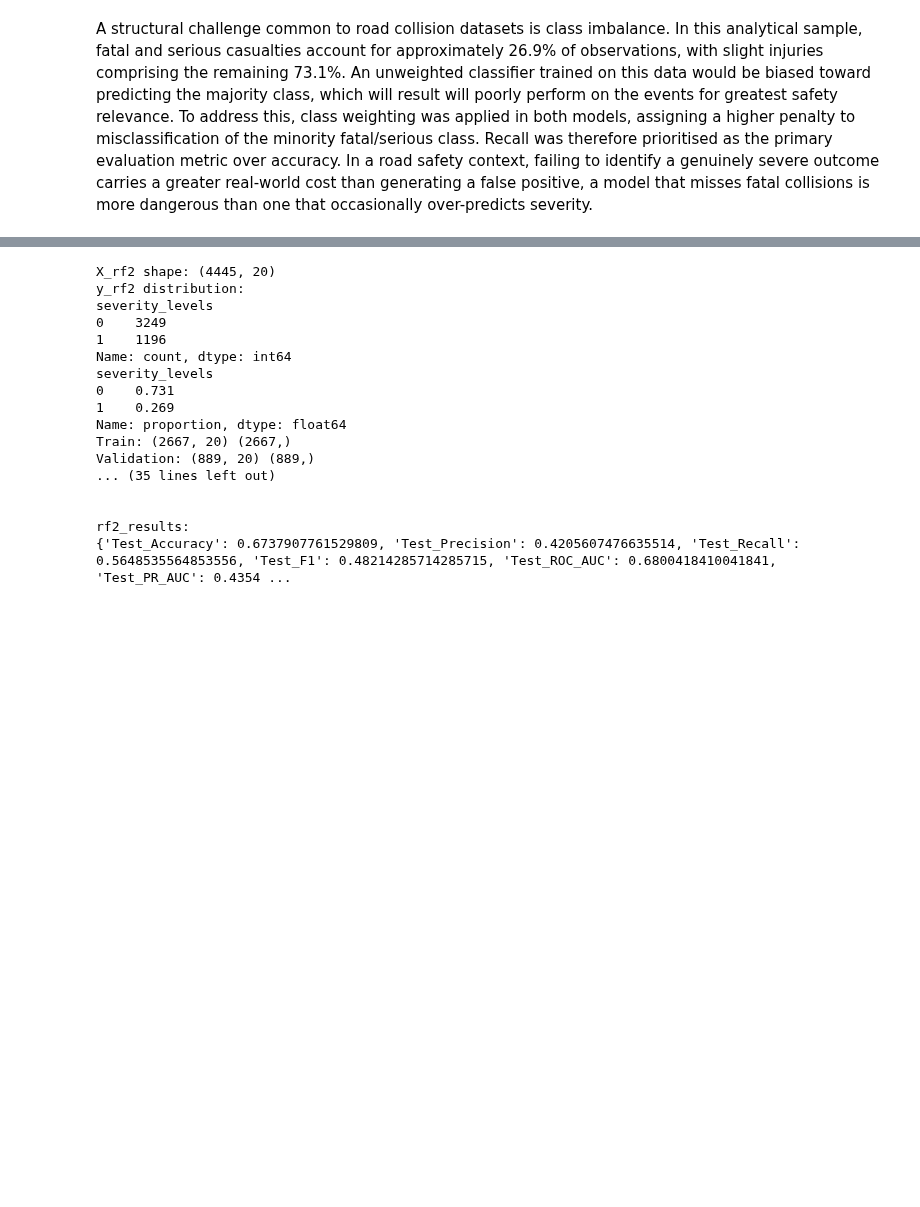
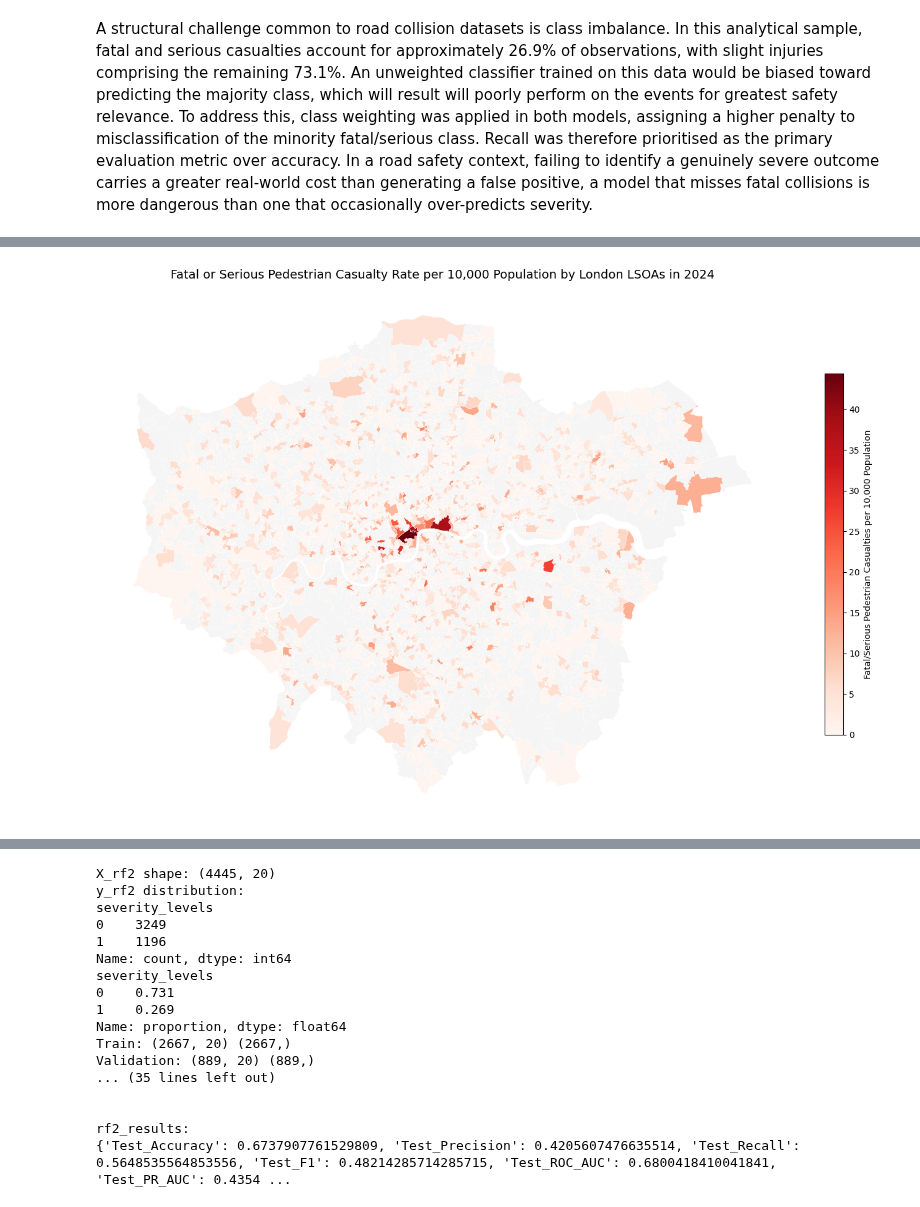
Before and after one commit to christychoicc/DSSS_Coursework, a Jupyter notebook: DSSS_Submission.ipynb, the cells around one changed output, grey strips where cells are left out. Drawn from its saved outputs; the diff is of its cells as text; code cells hidden in the pictures; blank space fills up the shorter version.

```diff
--- a/DSSS_Submission.ipynb
+++ b/DSSS_Submission.ipynb
@@ -899 +969,81 @@ Recall was therefore prioritised as the primary evaluation metric over accuracy.
+# %%
+# lsoa_pop = pd.read_excel(
+#     'sapelsoasyoa20222024.xlsx',
+#     sheet_name='Mid-2024 LSOA 2021',
+#     skiprows=4
+# )
+
+# Get LSOA code and total population by column index
+pop = lsoa_pop.iloc[:, [2, 4]].copy()
+pop.columns = ['LSOA11CD', 'population']
+
+# Filter to London LSOAs only
+pop_london = pop[pop['LSOA11CD'].str.startswith('E01')].copy()
+pop_london['population'] = pd.to_numeric(pop_london['population'], errors='coerce')
+
+
+# Aggregate severity by LSOA
+lsoa_severity = (
+    df_clean.groupby('lsoa_of_accident_location')['severity_levels']
+    .agg(
+        total_collisions='count',
+        fatal_serious='sum'
+    )
+    .reset_index()
+    .rename(columns={'lsoa_of_accident_location': 'LSOA11CD'})
+)
+
+
+# Merge boundary, severity, population estimates
+lsoa_map = london_lsoa.merge(
+    lsoa_severity,
+    on='LSOA11CD',
+    how='left'
+)
+lsoa_map = lsoa_map.merge(
+    pop_london,
+    on='LSOA11CD',
+    how='left'
+)
+
+
+# Calculate rate per 10,000 residents
+lsoa_map['rate_per_10000'] = (
+    lsoa_map['fatal_serious'] / lsoa_map['population'] * 10_000
+).round(2)
+
+# Plot map
+fig, ax = plt.subplots(figsize=(14, 10))
+
+# London LSOA
+lsoa_map[lsoa_map['rate_per_10000'].isna()].plot(
+    ax=ax,
+    color='#f5f5f5',
+    edgecolor='white',
+    linewidth=0.3
+)
+# Fatal or serious
+lsoa_map[lsoa_map['rate_per_10000'].notna()].plot(
+    column='rate_per_10000',
+    ax=ax,
+    cmap='Reds',
+    edgecolor='white',
+    linewidth=0.3,
+    legend=True,
+    legend_kwds={
+        'label': 'Fatal/Serious Pedestrian Casualties per 10,000 Population',
+        'orientation': 'vertical',
+        'shrink': 0.6
+    }
+)
+
+ax.set_title(
+    'Fatal or Serious Pedestrian Casualty Rate per 10,000 Population by London LSOAs in 2024',
+    fontsize=14, pad=15
+)
+ax.set_axis_off()
+plt.tight_layout()
+plt.show()
+# %% [output]
+[figure, added]
 # %% [markdown]
```
Also changed, not shown: parts of 42 cells of this notebook.
